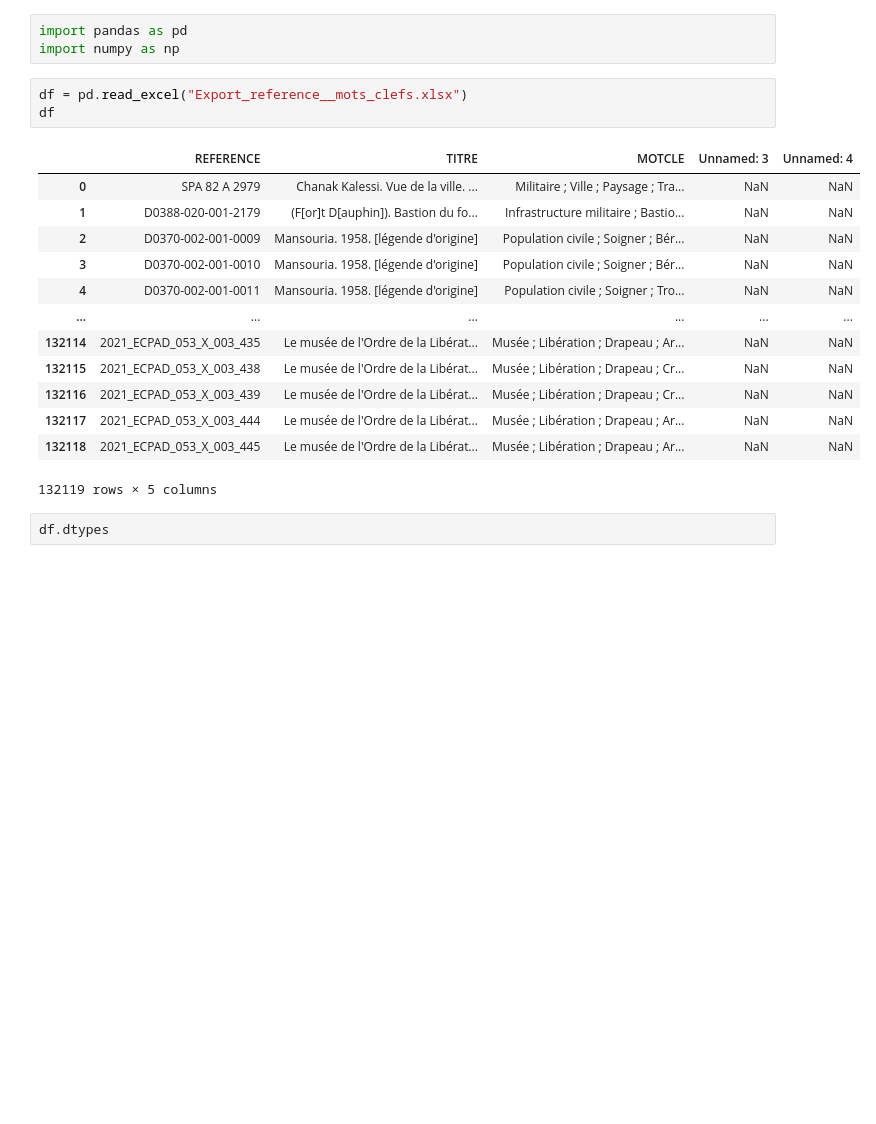
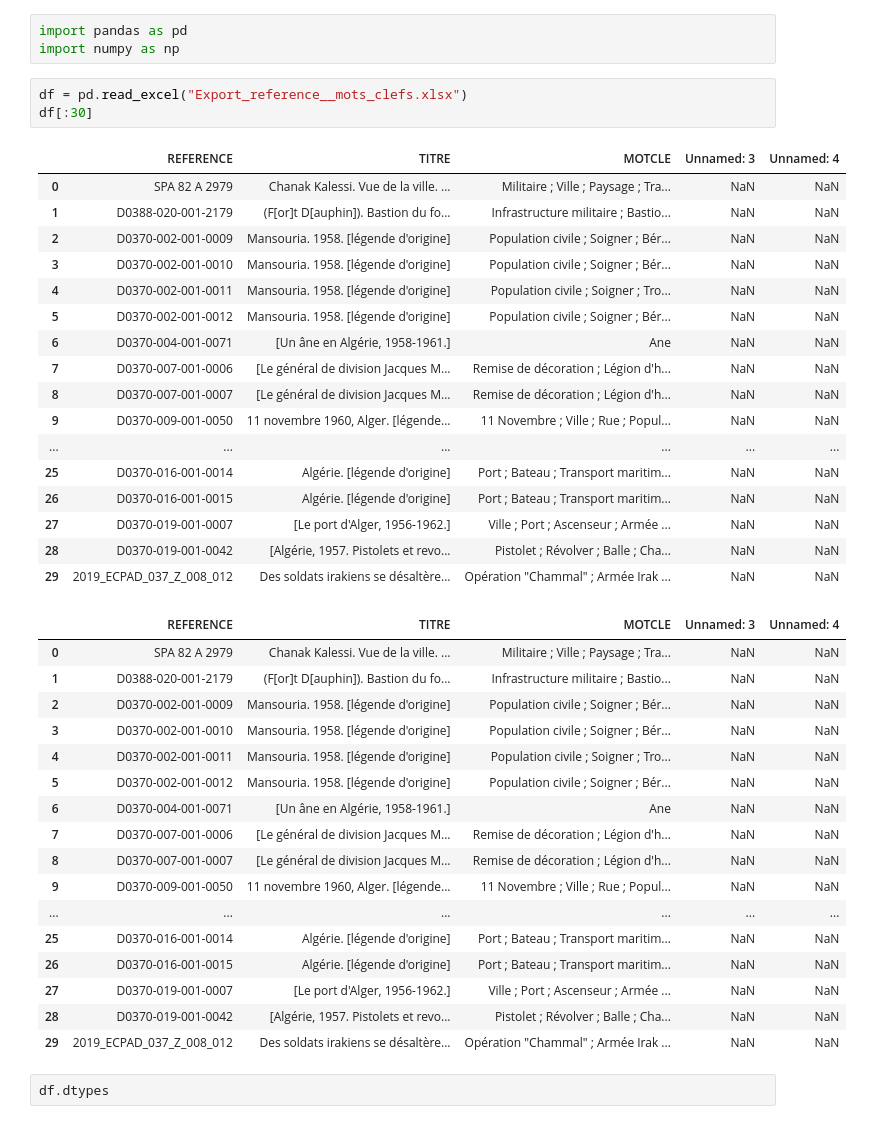
Before and after one commit to TechInTerh/PFEE-VISION, a Jupyter notebook: etude_reference_mot_cle.ipynb, the cells around one changed output. Drawn from its saved outputs; the diff is of its cells as text; blank space fills up the shorter version.

```diff
--- a/etude_reference_mot_cle.ipynb
+++ b/etude_reference_mot_cle.ipynb
@@ -3,21 +3,42 @@ import pandas as pd
 import numpy as np
 # %%
 df = pd.read_excel("Export_reference__mots_clefs.xlsx")
-df
+df[:30]
 # %% [output]
 |  | REFERENCE | TITRE | MOTCLE | Unnamed: 3 | Unnamed: 4 |
 | 0 | SPA 82 A 2979 | Chanak Kalessi. Vue de la ville. ... | Militaire ; Ville ; Paysage ; Tra... | NaN | NaN |
 | 1 | D0388-020-001-2179 | (F[or]t D[auphin]). Bastion du fo... | Infrastructure militaire ; Bastio... | NaN | NaN |
 | 2 | D0370-002-001-0009 | Mansouria. 1958. [légende d'origine] | Population civile ; Soigner ; Bér... | NaN | NaN |
 | 3 | D0370-002-001-0010 | Mansouria. 1958. [légende d'origine] | Population civile ; Soigner ; Bér... | NaN | NaN |
 | 4 | D0370-002-001-0011 | Mansouria. 1958. [légende d'origine] | Population civile ; Soigner ; Tro... | NaN | NaN |
+| 5 | D0370-002-001-0012 | Mansouria. 1958. [légende d'origine] | Population civile ; Soigner ; Bér... | NaN | NaN |
+| 6 | D0370-004-001-0071 | [Un âne en Algérie, 1958-1961.] | Ane | NaN | NaN |
+| 7 | D0370-007-001-0006 | [Le général de division Jacques M... | Remise de décoration ; Légion d'h... | NaN | NaN |
+| 8 | D0370-007-001-0007 | [Le général de division Jacques M... | Remise de décoration ; Légion d'h... | NaN | NaN |
+| 9 | D0370-009-001-0050 | 11 novembre 1960, Alger. [légende... | 11 Novembre ; Ville ; Rue ; Popul... | NaN | NaN |
 | ... | ... | ... | ... | ... | ... |
-| 132114 | 2021_ECPAD_053_X_003_435 | Le musée de l'Ordre de la Libérat... | Musée ; Libération ; Drapeau ; Ar... | NaN | NaN |
-| 132115 | 2021_ECPAD_053_X_003_438 | Le musée de l'Ordre de la Libérat... | Musée ; Libération ; Drapeau ; Cr... | NaN | NaN |
-| 132116 | 2021_ECPAD_053_X_003_439 | Le musée de l'Ordre de la Libérat... | Musée ; Libération ; Drapeau ; Cr... | NaN | NaN |
-| 132117 | 2021_ECPAD_053_X_003_444 | Le musée de l'Ordre de la Libérat... | Musée ; Libération ; Drapeau ; Ar... | NaN | NaN |
-| 132118 | 2021_ECPAD_053_X_003_445 | Le musée de l'Ordre de la Libérat... | Musée ; Libération ; Drapeau ; Ar... | NaN | NaN |
+| 25 | D0370-016-001-0014 | Algérie. [légende d'origine] | Port ; Bateau ; Transport maritim... | NaN | NaN |
+| 26 | D0370-016-001-0015 | Algérie. [légende d'origine] | Port ; Bateau ; Transport maritim... | NaN | NaN |
+| 27 | D0370-019-001-0007 | [Le port d'Alger, 1956-1962.] | Ville ; Port ; Ascenseur ; Armée ... | NaN | NaN |
+| 28 | D0370-019-001-0042 | [Algérie, 1957. Pistolets et revo... | Pistolet ; Révolver ; Balle ; Cha... | NaN | NaN |
+| 29 | 2019_ECPAD_037_Z_008_012 | Des soldats irakiens se désaltère... | Opération "Chammal" ; Armée Irak ... | NaN | NaN |
-132119 rows × 5 columns
+|  | REFERENCE | TITRE | MOTCLE | Unnamed: 3 | Unnamed: 4 |
+| 0 | SPA 82 A 2979 | Chanak Kalessi. Vue de la ville. ... | Militaire ; Ville ; Paysage ; Tra... | NaN | NaN |
+| 1 | D0388-020-001-2179 | (F[or]t D[auphin]). Bastion du fo... | Infrastructure militaire ; Bastio... | NaN | NaN |
+| 2 | D0370-002-001-0009 | Mansouria. 1958. [légende d'origine] | Population civile ; Soigner ; Bér... | NaN | NaN |
+| 3 | D0370-002-001-0010 | Mansouria. 1958. [légende d'origine] | Population civile ; Soigner ; Bér... | NaN | NaN |
+| 4 | D0370-002-001-0011 | Mansouria. 1958. [légende d'origine] | Population civile ; Soigner ; Tro... | NaN | NaN |
+| 5 | D0370-002-001-0012 | Mansouria. 1958. [légende d'origine] | Population civile ; Soigner ; Bér... | NaN | NaN |
+| 6 | D0370-004-001-0071 | [Un âne en Algérie, 1958-1961.] | Ane | NaN | NaN |
+| 7 | D0370-007-001-0006 | [Le général de division Jacques M... | Remise de décoration ; Légion d'h... | NaN | NaN |
+| 8 | D0370-007-001-0007 | [Le général de division Jacques M... | Remise de décoration ; Légion d'h... | NaN | NaN |
+| 9 | D0370-009-001-0050 | 11 novembre 1960, Alger. [légende... | 11 Novembre ; Ville ; Rue ; Popul... | NaN | NaN |
+| ... | ... | ... | ... | ... | ... |
+| 25 | D0370-016-001-0014 | Algérie. [légende d'origine] | Port ; Bateau ; Transport maritim... | NaN | NaN |
+| 26 | D0370-016-001-0015 | Algérie. [légende d'origine] | Port ; Bateau ; Transport maritim... | NaN | NaN |
+| 27 | D0370-019-001-0007 | [Le port d'Alger, 1956-1962.] | Ville ; Port ; Ascenseur ; Armée ... | NaN | NaN |
+| 28 | D0370-019-001-0042 | [Algérie, 1957. Pistolets et revo... | Pistolet ; Révolver ; Balle ; Cha... | NaN | NaN |
+| 29 | 2019_ECPAD_037_Z_008_012 | Des soldats irakiens se désaltère... | Opération "Chammal" ; Armée Irak ... | NaN | NaN |
 # %%
 df.dtypes
 # %% [output]
```
Also changed, not shown: parts of 5 cells of this notebook.
